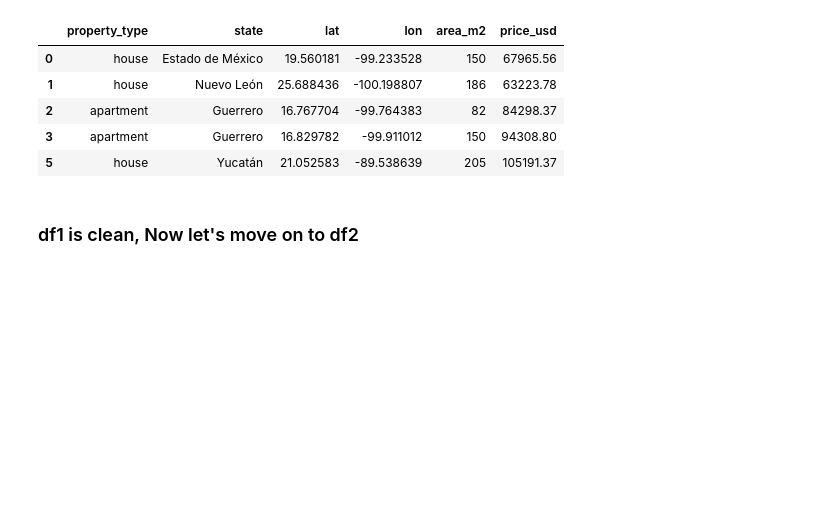
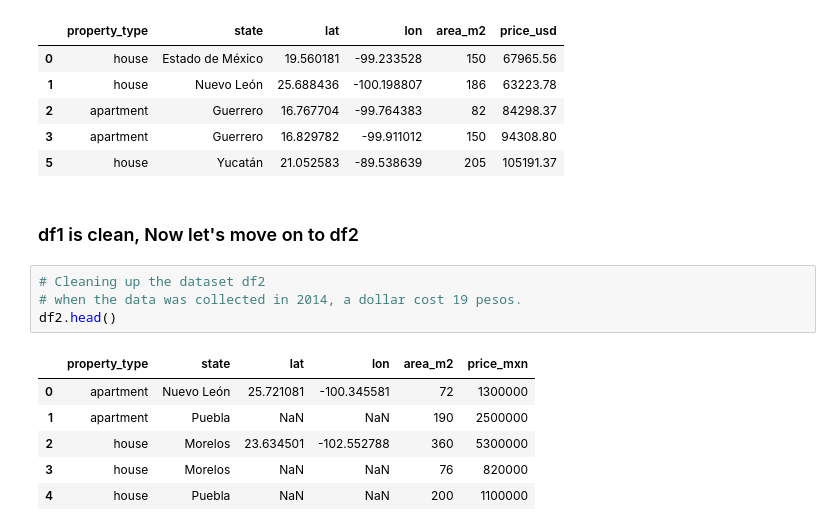
Before and after one commit to Jagannath29/DataScienceProjects, a Jupyter notebook: housing_in_mexico/cleaning_and_visualizing_mexico_house.ipynb, the cells around one changed output. Saved outputs shown, nothing was run; the diff lists cells and outputs as text; blank space fills up the shorter version.

Commit message:
mexico housing cleaning df2 and df3

```diff
--- a/housing_in_mexico/cleaning_and_visualizing_mexico_house.ipynb
+++ b/housing_in_mexico/cleaning_and_visualizing_mexico_house.ipynb
@@ -94,3 +96,14 @@ df1.head()
 | 5 | house | Yucatán | 21.052583 | -89.538639 | 205 | 105191.37 |
 # %% [markdown]
 ### df1 is clean, Now let's move on to df2
+# %%
+# Cleaning up the dataset df2
+# when the data was collected in 2014, a dollar cost 19 pesos.
+df2.head()
+# %% [output]
+|  | property_type | state | lat | lon | area_m2 | price_mxn |
+| 0 | apartment | Nuevo León | 25.721081 | -100.345581 | 72 | 1300000 |
+| 1 | apartment | Puebla | NaN | NaN | 190 | 2500000 |
+| 2 | house | Morelos | 23.634501 | -102.552788 | 360 | 5300000 |
+| 3 | house | Morelos | NaN | NaN | 76 | 820000 |
+| 4 | house | Puebla | NaN | NaN | 200 | 1100000 |
```
Also changed, not shown: parts of 24 cells of this notebook.
